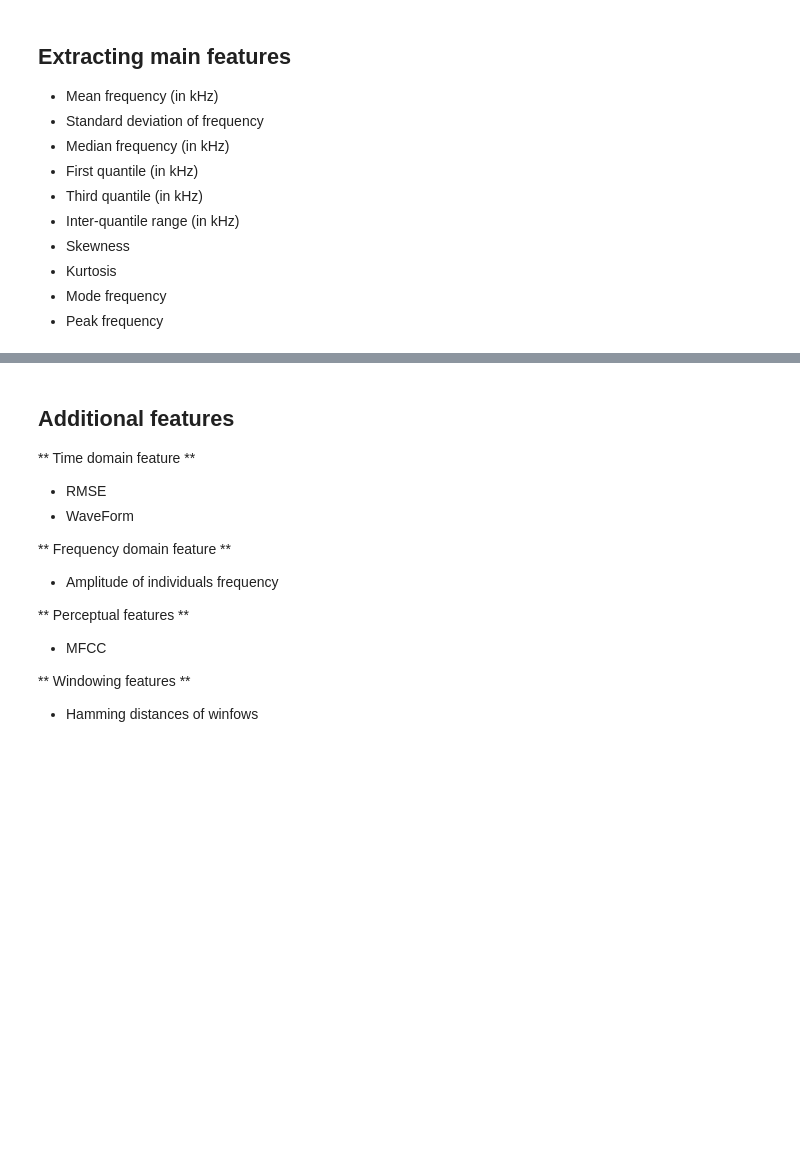
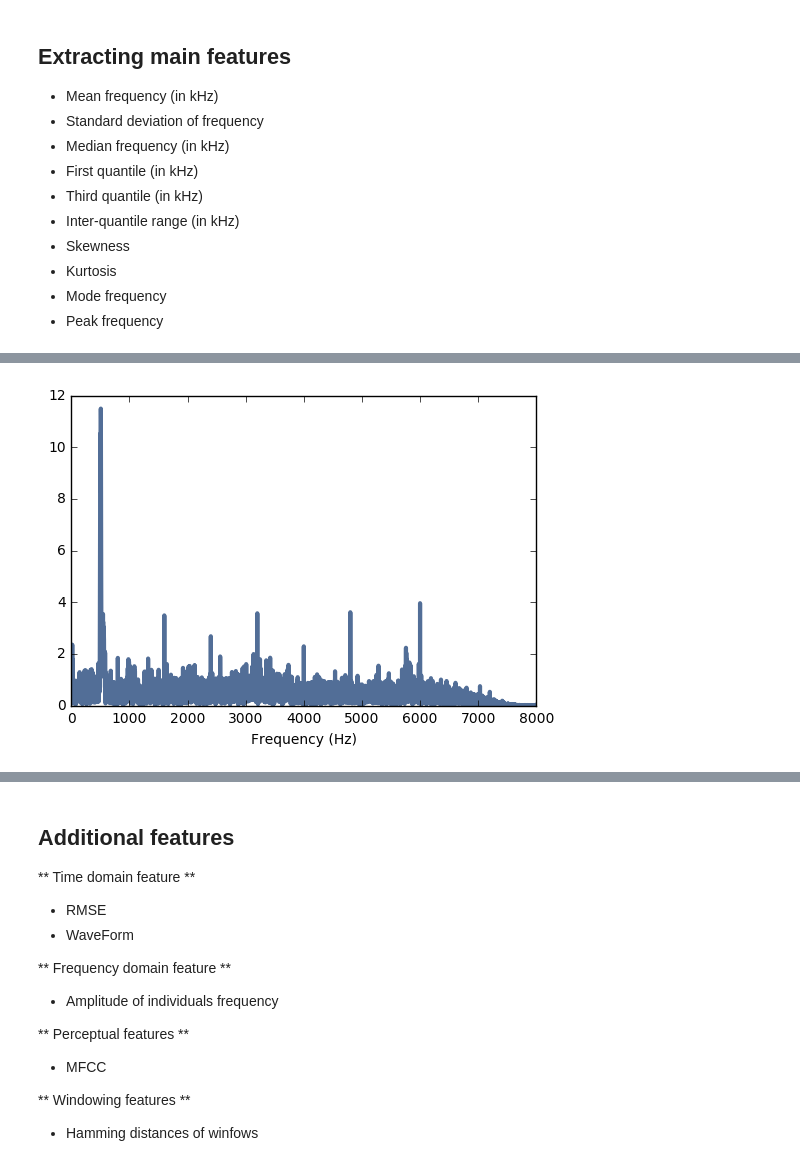
Before and after one commit to KevenLeMoing/dsp_malefemale_classification, a Jupyter notebook: notebooks/unit_exploring_and_extraction.ipynb, the cells around one changed output, grey strips where cells are left out. Cells and saved outputs as stored; diff of their text form; code cells hidden in the pictures; blank space fills up the shorter version.

```diff
--- a/notebooks/unit_exploring_and_extraction.ipynb
+++ b/notebooks/unit_exploring_and_extraction.ipynb
@@ -123,0 +95,7 @@ plt.show()
+# %%
+#Let's display the spectrum of our record
+spectrum = segment.make_spectrum()
+spectrum.plot()
+thinkplot.config(xlabel='Frequency (Hz)')
+# %% [output]
+[figure, added]
```
Also changed, not shown: parts of 23 cells of this notebook.
